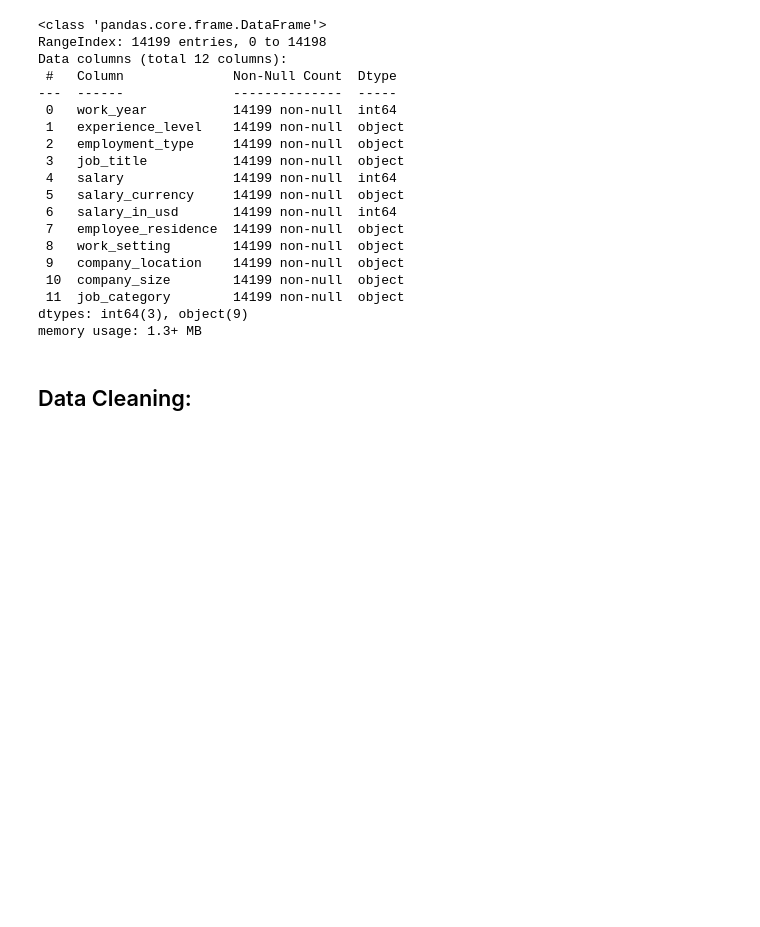
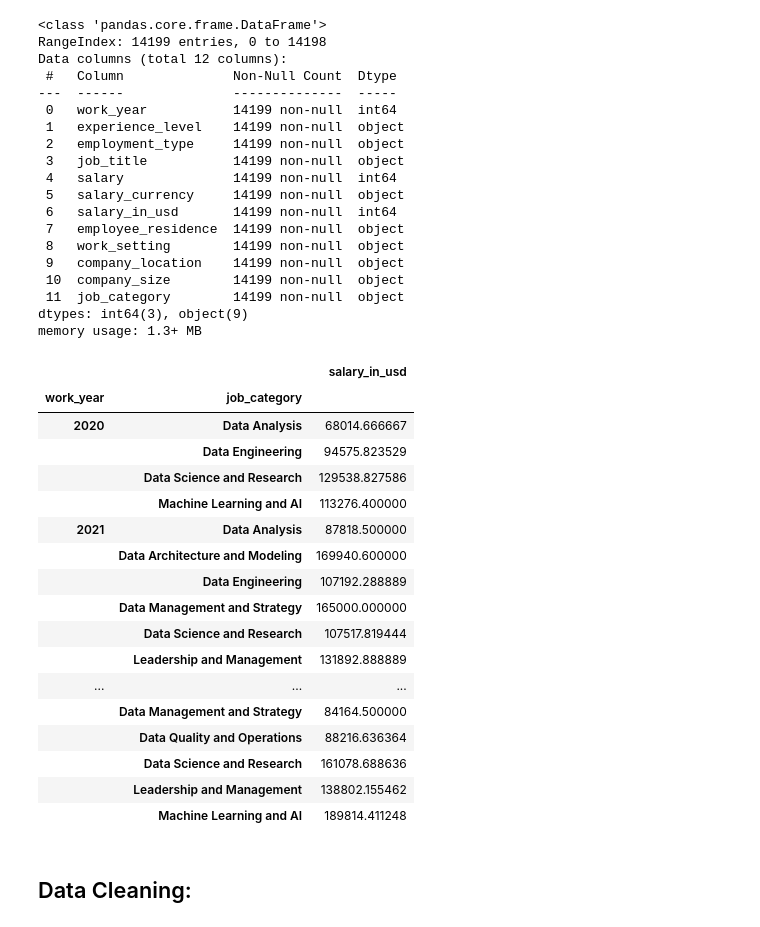
Before and after one commit to Adamixa/Data_field_job_analysis, a Jupyter notebook: notebook.ipynb, the cells around one changed output. Drawn from its saved outputs; the diff is of its cells as text; code cells hidden in the pictures; blank space fills up the shorter version.

```diff
--- a/notebook.ipynb
+++ b/notebook.ipynb
@@ -81,6 +79,27 @@ Data columns (total 12 columns):
  11  job_category        14199 non-null  object
 dtypes: int64(3), object(9)
 memory usage: 1.3+ MB
+# %%
+df.groupby(by=['work_year','job_category'])[['salary_in_usd']].mean()
+# %% [output]
+|  |  | salary_in_usd |
+| work_year | job_category |  |
+| 2020 | Data Analysis | 68014.666667 |
+|  | Data Engineering | 94575.823529 |
+|  | Data Science and Research | 129538.827586 |
+|  | Machine Learning and AI | 113276.400000 |
+| 2021 | Data Analysis | 87818.500000 |
+|  | Data Architecture and Modeling | 169940.600000 |
+|  | Data Engineering | 107192.288889 |
+|  | Data Management and Strategy | 165000.000000 |
+|  | Data Science and Research | 107517.819444 |
+|  | Leadership and Management | 131892.888889 |
+| ... | ... | ... |
+|  | Data Management and Strategy | 84164.500000 |
+|  | Data Quality and Operations | 88216.636364 |
+|  | Data Science and Research | 161078.688636 |
+|  | Leadership and Management | 138802.155462 |
+|  | Machine Learning and AI | 189814.411248 |
 # %% [markdown]
 ## Data Cleaning:
 # %% [markdown]
```
Also changed, not shown: parts of 20 cells of this notebook, 1 other file.
